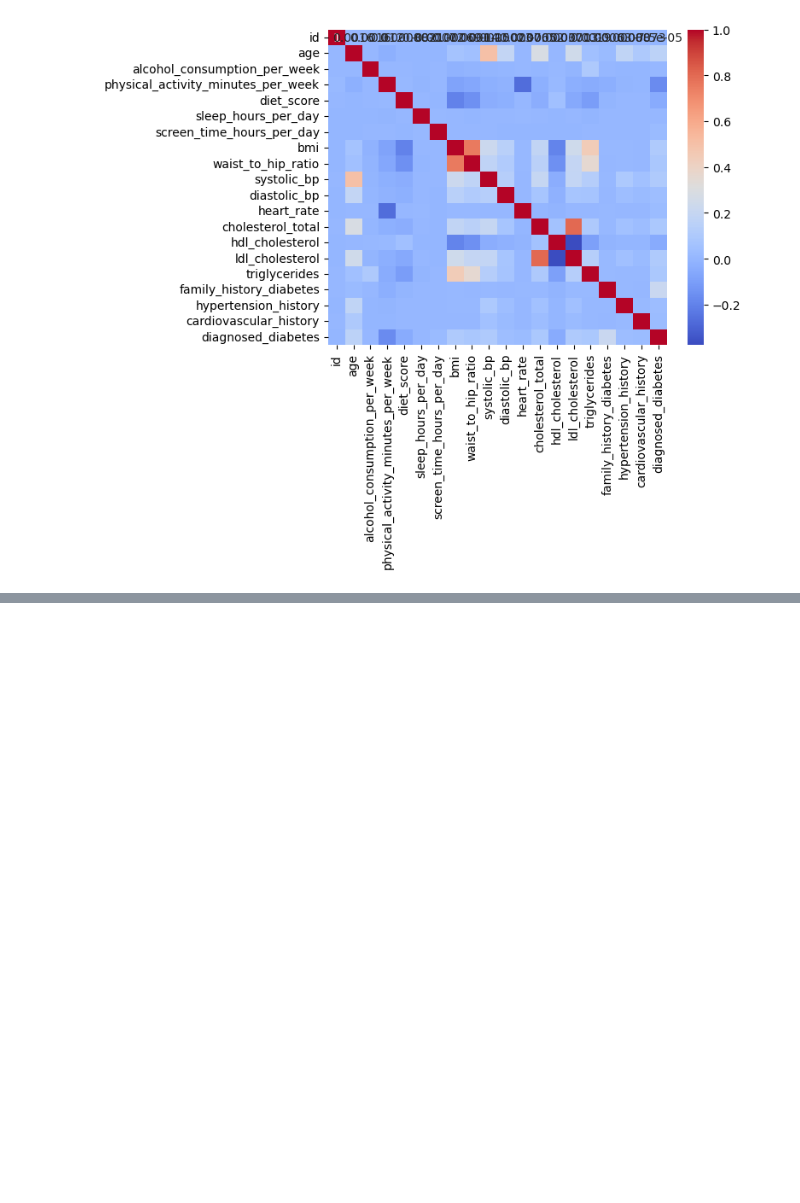
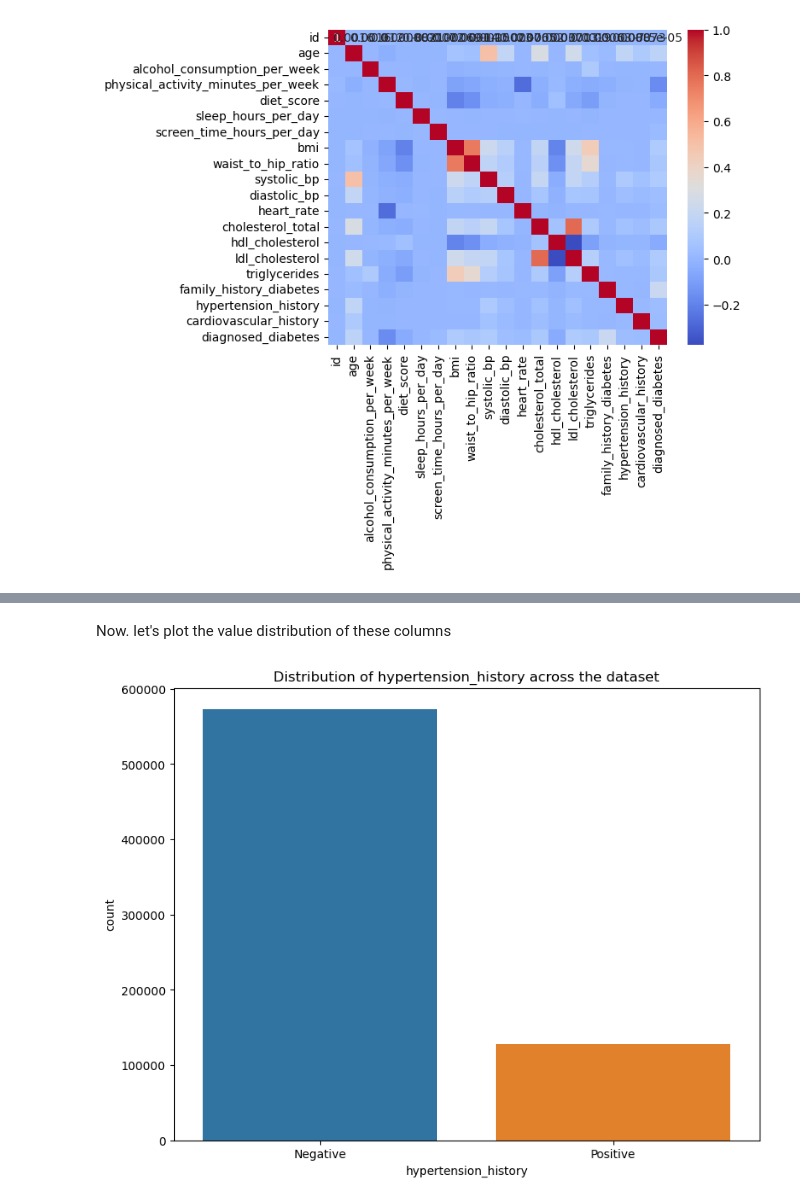
Before and after one commit to Gurmancheema/Diabetes-Prediction-Challenge, a Jupyter notebook: 2.Exploratory Data Analysis.ipynb, the cells around one changed output, grey strips where cells are left out. Saved outputs shown, nothing was run; the diff lists cells and outputs as text; code cells hidden in the pictures; blank space fills up the shorter version.

```diff
--- a/2.Exploratory Data Analysis.ipynb
+++ b/2.Exploratory Data Analysis.ipynb
@@ -345,0 +263,14 @@ sb.heatmap(numerical_cols.corr(),annot=True,cmap='coolwarm')
+# %%
+binary_cols=[]
+for i in numerical_cols:
+
+    # Check if it has exactly two unique values
+    if len(numerical_cols[i].unique()) == 2:
+
+        # Check if those values are exactly {0, 1}
+        if set(numerical_cols[i].unique()) == {0, 1}:
+            binary_cols.append(i)
+            print(i, "is binary column having values (0/1)")
+    else:
+        continue
+print(binary_cols)
@@ -345,0 +285,3 @@ sb.heatmap(numerical_cols.corr(),annot=True,cmap='coolwarm')
+# %%
+binary_df = df[binary_cols]
+binary_df.head()
@@ -345,0 +295,13 @@ sb.heatmap(numerical_cols.corr(),annot=True,cmap='coolwarm')
+# %% [markdown]
+Now. let's plot the value distribution of these columns
+# %%
+mapping = {"0":"Negative","1":"Positive"}
+
+plt.figure(figsize=(9,7))
+ax=sb.countplot(data=binary_df,x=binary_df['hypertension_history'])\
+
+ax.set_xticklabels(mapping[x.get_text()] for x in ax.get_xticklabels())
+plt.title("Distribution of hypertension_history across the dataset")
+plt.show()
+# %% [output]
+[figure, added]
```
Also changed, not shown: parts of 15 cells of this notebook.
